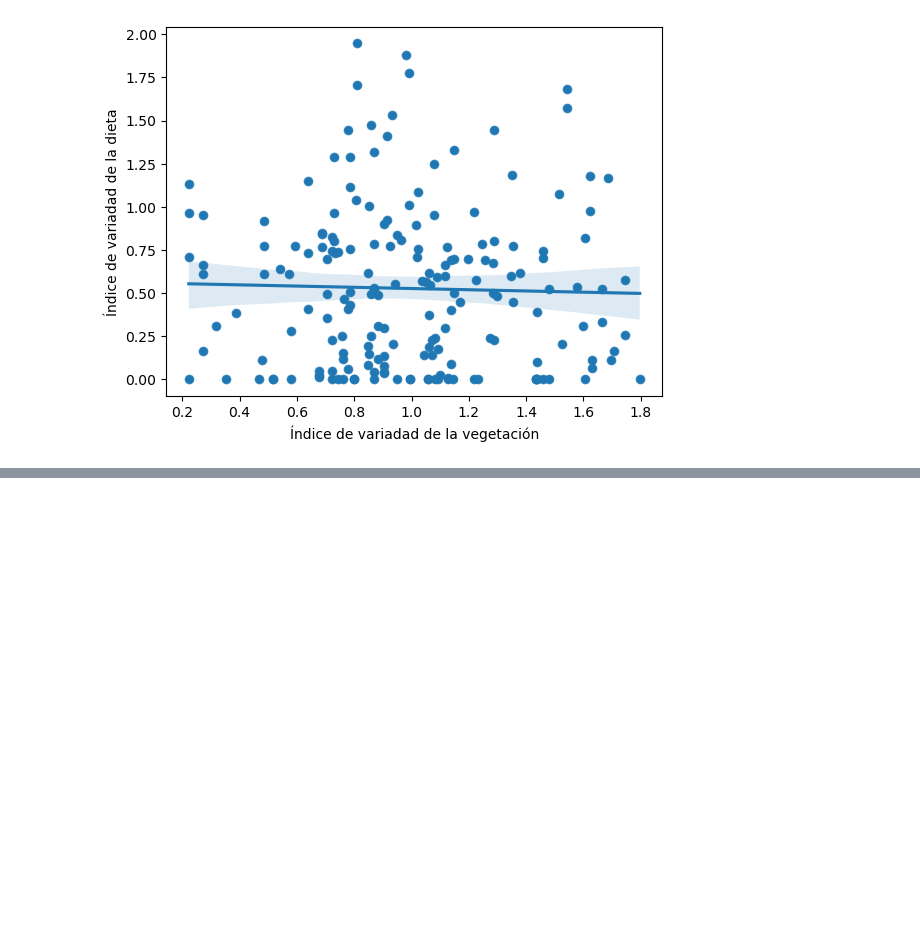
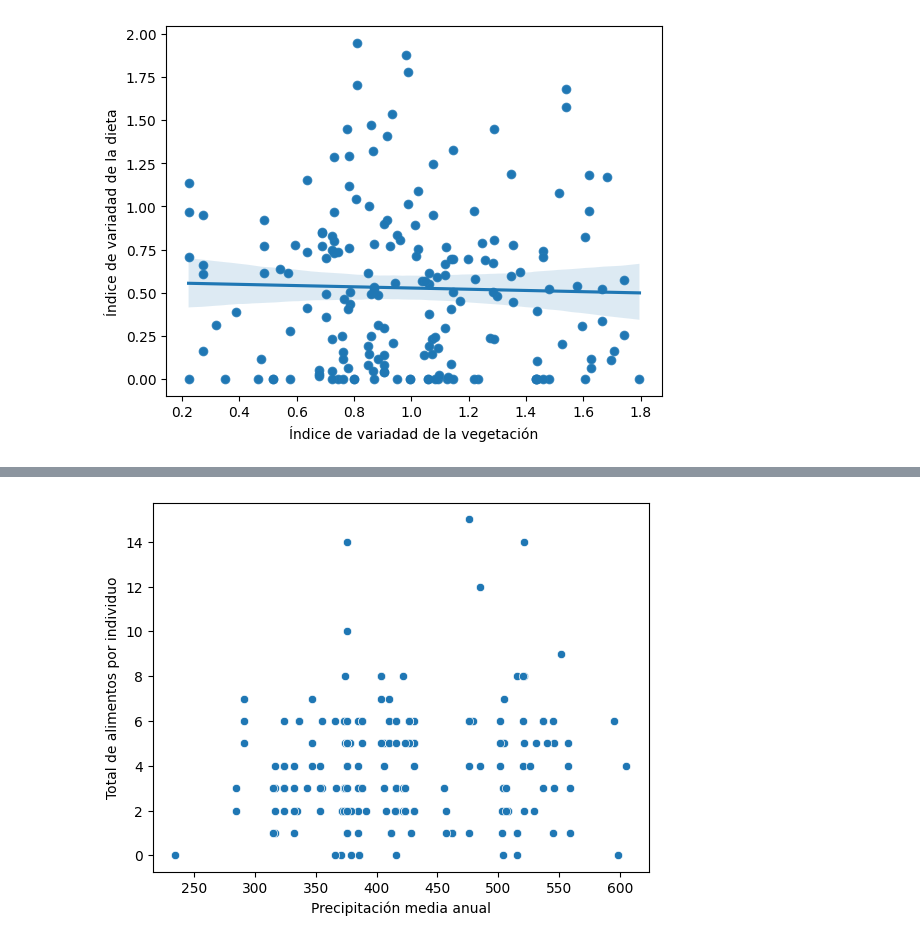
Before and after one commit to anmerino-pnd/codornices, a Jupyter notebook: eda - addvalue.ipynb, the cells around one changed output, grey strips where cells are left out. Saved outputs shown, nothing was run; the diff lists cells and outputs as text; code cells hidden in the pictures; blank space fills up the shorter version.

Commit message:
cantidad alimento vs precip y temp

```diff
--- a/eda - addvalue.ipynb
+++ b/eda - addvalue.ipynb
@@ -82,0 +112,9 @@ plt.show()
+# %%
+# Relacion entre la cantidad de alimentos diferentes encontrados en el buche y la precipitacion
+# media anual
+sns.scatterplot(x = "ppanual17", y = "total_alimentos", data = df_cualit)
+plt.xlabel("Precipitación media anual")
+plt.ylabel("Total de alimentos por individuo")
+plt.show()
+# %% [output]
+[figure, added]
```
Also changed, not shown: parts of 6 cells of this notebook.
